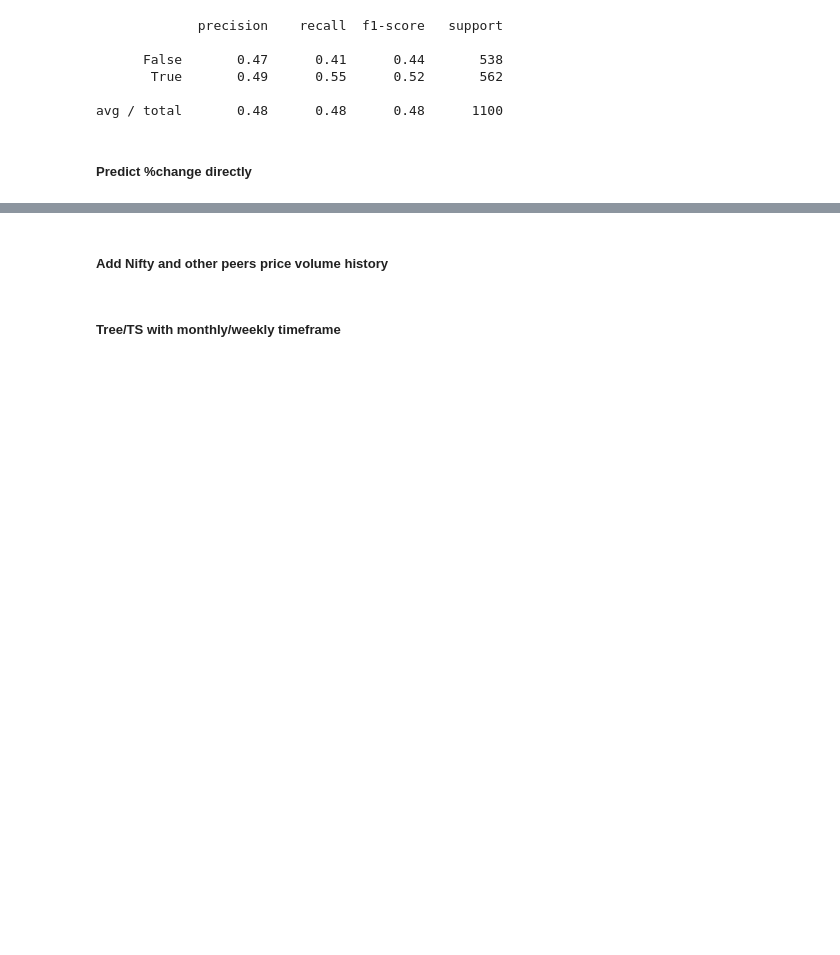
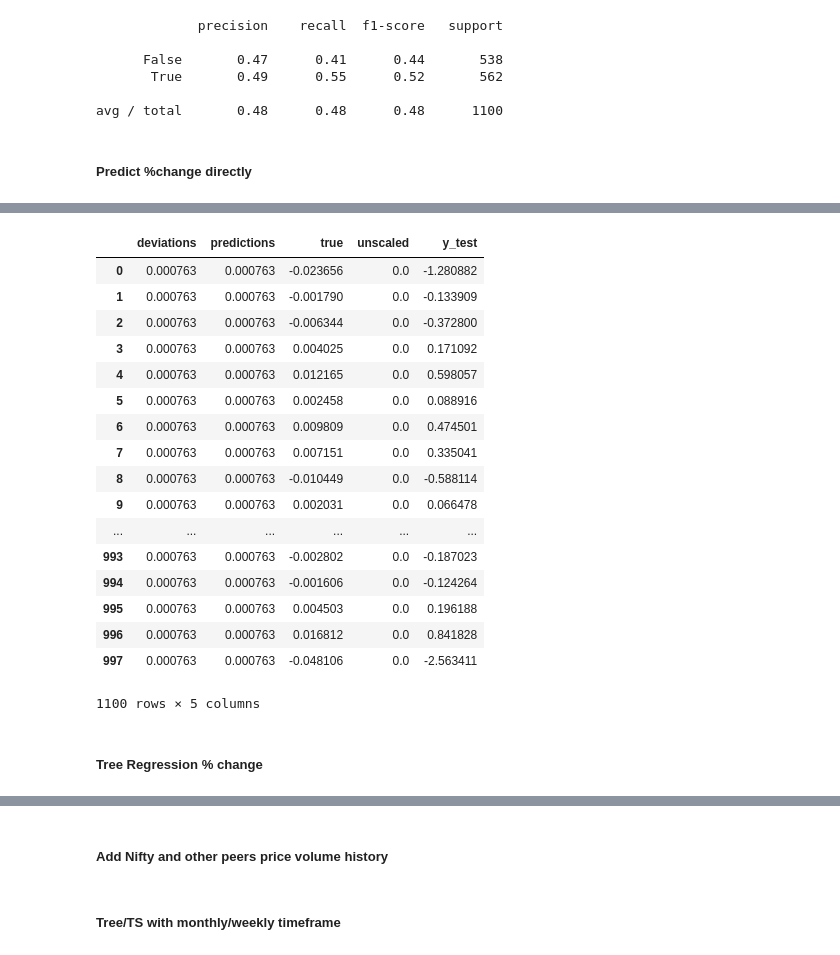
Before and after one commit to faizanahemad/data-science-utils, a Jupyter notebook: data_science_utils/financial/Stock Analysis.ipynb, the cells around one changed output, grey strips where cells are left out. Cells and saved outputs as stored; diff of their text form; code cells hidden in the pictures; blank space fills up the shorter version.

Commit message:
Stock Predictions updated

```diff
--- a/data_science_utils/financial/Stock Analysis.ipynb
+++ b/data_science_utils/financial/Stock Analysis.ipynb
@@ -2124,12 +2320,30 @@ X_test, y_test = create_dataset(df_test, features,target=target, look_back=look_
+# %%
+
+scaler = StandardScaler()
+target_scaler = StandardScaler()
+
+df_train[scaled_features] = scaler.fit_transform(df_train[scaled_features])
+df_train[target] = target_scaler.fit_transform(df_train[target].reshape(-1, 1))[:,0]
+
+df_test[scaled_features] = scaler.transform(df_test[scaled_features])
+df_test[target] = target_scaler.transform(df_test[target].reshape(-1, 1))[:,0]
+
+
+
+X_train, y_train = create_dataset(df_train, features,target=target, look_back=look_back)
+X_test, y_test = create_dataset(df_test, features,target=target, look_back=look_back)
 # %%
-layers = [{'units': 100, 'stateful': False, 'activity_regularizer': regularizers.l1(0.005), 'bias_regularizer': None,
-           'recurrent_regularizer': None, 'kernel_regularizer': regularizers.l2(0.005), 'recurrent_dropout': 0.2,
-           'dropout': 0.2}]
+layers = [{'units': 10, 'stateful': False, 'activity_regularizer': regularizers.l1(0.005), 'bias_regularizer': None,
+           'recurrent_regularizer': None, 'kernel_regularizer': regularizers.l2(0.005), 'recurrent_dropout': 0.1,
+           'dropout': 0.1},
+         {'units': 5, 'stateful': False, 'activity_regularizer': regularizers.l1(0.005), 'bias_regularizer': None,
+           'recurrent_regularizer': None, 'kernel_regularizer': regularizers.l2(0.005), 'recurrent_dropout': 0.1,
+           'dropout': 0.1}]
 
 
 learning_rate = 0.01
-model = get_trained_model(X_train, y_train, X_test, y_test, features, look_back, layers,
-                  learning_rate,loss='mse', batch_size=512, outer_epochs=25)
+model = get_trained_model(X_train, y_train, None, None, features, look_back, layers,
+                  learning_rate,loss='mae', batch_size=1024, outer_epochs=10)
 cmodel = CustomModel(model, 10)
 
 cp = cmodel.predict(X_test)
@@ -2142,0 +2355,13 @@ model_utils.rmse(y_test,predictions)
+# %%
+
+y_true = target_scaler.inverse_transform(y_test.reshape(-1, 1))[:,0]
+preds = target_scaler.inverse_transform(predictions.reshape(-1, 1))[:,0]
+devs = target_scaler.inverse_transform(deviations.reshape(-1, 1))[:,0]
+model_utils.rmse(y_true,preds)
+pos_indexes = list(filter(lambda x:x>=0,[i if preds[i]>0 else -1 for i in range(len(preds))]))
+len(pos_indexes)
+len(y_test)
+
+y_true[pos_indexes].sum()
+
+y_true.sum()
@@ -2142,0 +2374,23 @@ model_utils.rmse(y_test,predictions)
+# %%
+pd.DataFrame({"true":y_true,"predictions":preds,"unscaled":predictions,"y_test":y_test,"deviations":devs})
+# %% [output]
+|  | deviations | predictions | true | unscaled | y_test |
+| 0 | 0.000763 | 0.000763 | -0.023656 | 0.0 | -1.280882 |
+| 1 | 0.000763 | 0.000763 | -0.001790 | 0.0 | -0.133909 |
+| 2 | 0.000763 | 0.000763 | -0.006344 | 0.0 | -0.372800 |
+| 3 | 0.000763 | 0.000763 | 0.004025 | 0.0 | 0.171092 |
+| 4 | 0.000763 | 0.000763 | 0.012165 | 0.0 | 0.598057 |
+| 5 | 0.000763 | 0.000763 | 0.002458 | 0.0 | 0.088916 |
+| 6 | 0.000763 | 0.000763 | 0.009809 | 0.0 | 0.474501 |
+| 7 | 0.000763 | 0.000763 | 0.007151 | 0.0 | 0.335041 |
+| 8 | 0.000763 | 0.000763 | -0.010449 | 0.0 | -0.588114 |
+| 9 | 0.000763 | 0.000763 | 0.002031 | 0.0 | 0.066478 |
+| ... | ... | ... | ... | ... | ... |
+| 993 | 0.000763 | 0.000763 | -0.002802 | 0.0 | -0.187023 |
+| 994 | 0.000763 | 0.000763 | -0.001606 | 0.0 | -0.124264 |
+| 995 | 0.000763 | 0.000763 | 0.004503 | 0.0 | 0.196188 |
+| 996 | 0.000763 | 0.000763 | 0.016812 | 0.0 | 0.841828 |
+| 997 | 0.000763 | 0.000763 | -0.048106 | 0.0 | -2.563411 |
+1100 rows × 5 columns
+# %% [markdown]
+##### Tree Regression % change
```
Also changed, not shown: parts of 20 cells of this notebook.
